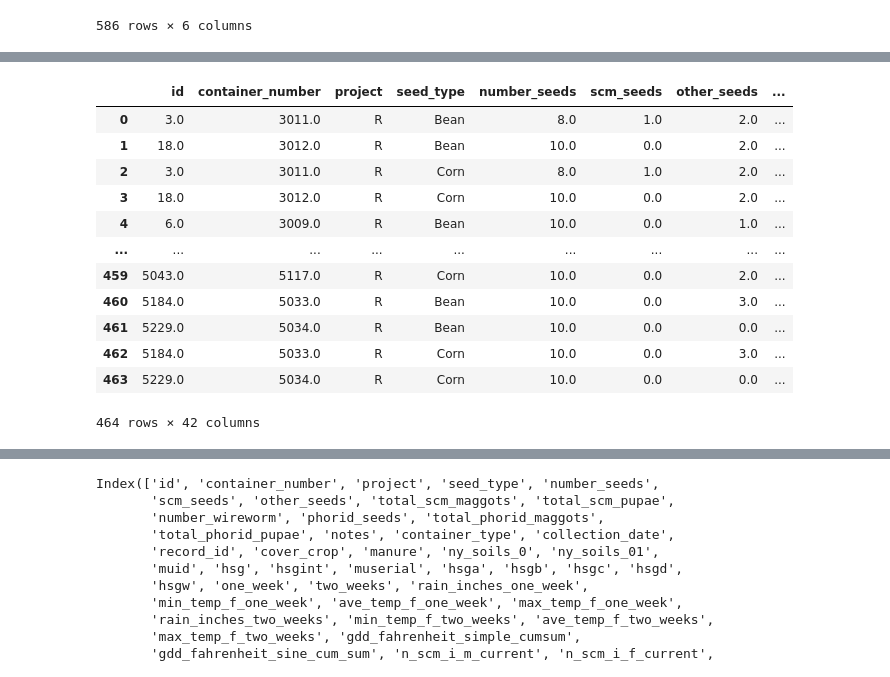
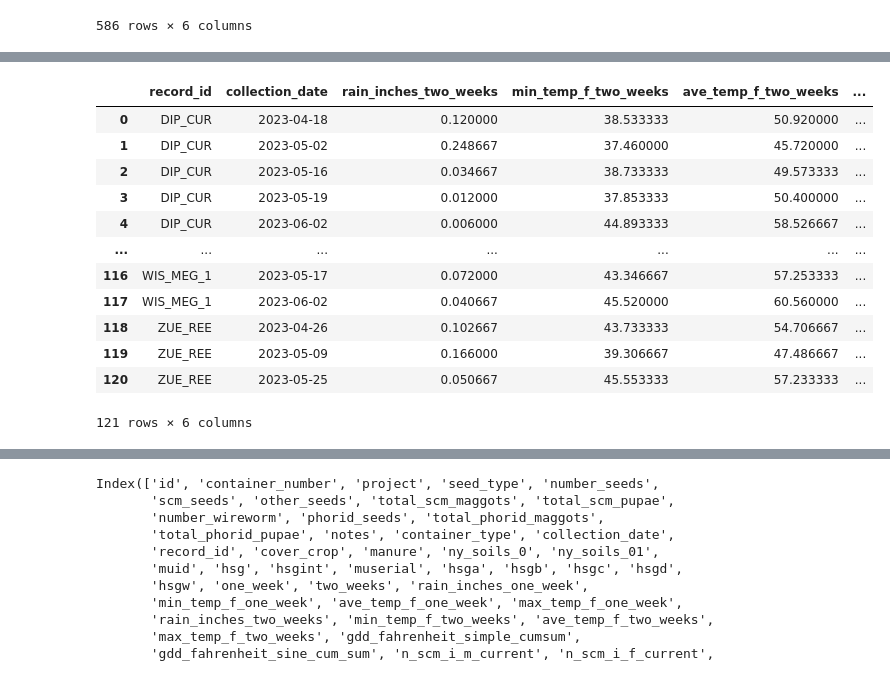
Before and after one commit to chloecho31/cornell, a Jupyter notebook: SCM/2023/2023_scm_data_cleaning.ipynb, the cells around one changed output, grey strips where cells are left out. Saved outputs shown, nothing was run; the diff lists cells and outputs as text; code cells hidden in the pictures.

```diff
--- a/SCM/2023/2023_scm_analysis.ipynb
+++ b/SCM/2023/2023_scm_data_cleaning.ipynb
@@ -390,6 +391,8 @@ wire_mesh["total_phorid_pupae"] = (
     wire_mesh["total_phorid_pupae"].replace(">10", 10).astype(float)
 )
 
+wire_mesh = wire_mesh.loc[wire_mesh['project'] == 'R']
+
 wire_mesh
 # %% [output]
 |  | id | container_number | project | seed_type | number_seeds | scm_seeds | other_seeds | ... |
@@ -431,9 +434,9 @@ wire_mesh_intake
 # %%
 wire_mesh = wire_mesh.merge(
     wire_mesh_intake[
-        ["container_number", "container_type", "collection_date", "record_id"]
+        ["container_number", "container_type", "collection_date", "record_id", 'project']
     ],
-    on="container_number",
+    on=["container_number", 'project'],
     how="left",
 )
 wire_mesh
@@ -636,6 +621,6 @@ df = climate.merge(
 df = df.dropna()
 df = df.loc[(df['date'] >= df['one_week']) & (df['date'] <= df['collection_date'])].groupby(['record_id', 'collection_date'], as_index = False).mean(['rain_inches', 'min_temp_f', 'ave_temp_f', 'max_temp_f'])
 df = df.rename(columns={"rain_inches": "rain_inches_one_week", "min_temp_f": "min_temp_f_one_week", "ave_temp_f": "ave_temp_f_one_week", "max_temp_f": "max_temp_f_one_week"})
-wire_mesh = wire_mesh.merge(df, left_on=['record_id', 'collection_date'], right_on=['record_id', 'collection_date'])
-wire_mesh
+df = df.drop(columns='week')
+df
 # %% [output]
@@ -654,0 +640,3 @@ wire_mesh
+# %%
+wire_mesh = wire_mesh.merge(df, left_on=['record_id', 'collection_date'], right_on=['record_id', 'collection_date'], how='left')
+wire_mesh
@@ -655,35 +657,34 @@ wire_mesh
 # %%
 df = climate.merge(
     wire_mesh, left_on=["record_id"], right_on=["record_id"], how="left"
 )[
     [
         "record_id",
         "date",
         "rain_inches",
         "min_temp_f",
         "ave_temp_f",
         "max_temp_f",
         "one_week",
         "two_weeks",
         "collection_date",
     ]
 ]
 df = df.dropna()
 df = df.loc[(df['date'] >= df['two_weeks']) & (df['date'] <= df['collection_date'])].groupby(['record_id', 'collection_date'], as_index = False).mean(['rain_inches', 'min_temp_f', 'ave_temp_f', 'max_temp_f'])
 df = df.rename(columns={"rain_inches": "rain_inches_two_weeks", "min_temp_f": "min_temp_f_two_weeks", "ave_temp_f": "ave_temp_f_two_weeks", "max_temp_f": "max_temp_f_two_weeks"})
-wire_mesh = wire_mesh.merge(df, left_on=['record_id', 'collection_date'], right_on=['record_id', 'collection_date'])
-wire_mesh
+df
 # %% [output]
-|  | id | container_number | project | seed_type | number_seeds | scm_seeds | other_seeds | ... |
-| 0 | 3.0 | 3011.0 | R | Bean | 8.0 | 1.0 | 2.0 | ... |
-| 1 | 18.0 | 3012.0 | R | Bean | 10.0 | 0.0 | 2.0 | ... |
-| 2 | 3.0 | 3011.0 | R | Corn | 8.0 | 1.0 | 2.0 | ... |
-| 3 | 18.0 | 3012.0 | R | Corn | 10.0 | 0.0 | 2.0 | ... |
-| 4 | 6.0 | 3009.0 | R | Bean | 10.0 | 0.0 | 1.0 | ... |
-| ... | ... | ... | ... | ... | ... | ... | ... | ... |
-| 459 | 5043.0 | 5117.0 | R | Corn | 10.0 | 0.0 | 2.0 | ... |
-| 460 | 5184.0 | 5033.0 | R | Bean | 10.0 | 0.0 | 3.0 | ... |
-| 461 | 5229.0 | 5034.0 | R | Bean | 10.0 | 0.0 | 0.0 | ... |
-| 462 | 5184.0 | 5033.0 | R | Corn | 10.0 | 0.0 | 3.0 | ... |
-| 463 | 5229.0 | 5034.0 | R | Corn | 10.0 | 0.0 | 0.0 | ... |
+|  | record_id | collection_date | rain_inches_two_weeks | min_temp_f_two_weeks | ave_temp_f_two_weeks | ... |
+| 0 | DIP_CUR | 2023-04-18 | 0.120000 | 38.533333 | 50.920000 | ... |
+| 1 | DIP_CUR | 2023-05-02 | 0.248667 | 37.460000 | 45.720000 | ... |
+| 2 | DIP_CUR | 2023-05-16 | 0.034667 | 38.733333 | 49.573333 | ... |
+| 3 | DIP_CUR | 2023-05-19 | 0.012000 | 37.853333 | 50.400000 | ... |
+| 4 | DIP_CUR | 2023-06-02 | 0.006000 | 44.893333 | 58.526667 | ... |
+| ... | ... | ... | ... | ... | ... | ... |
+| 116 | WIS_MEG_1 | 2023-05-17 | 0.072000 | 43.346667 | 57.253333 | ... |
+| 117 | WIS_MEG_1 | 2023-06-02 | 0.040667 | 45.520000 | 60.560000 | ... |
+| 118 | ZUE_REE | 2023-04-26 | 0.102667 | 43.733333 | 54.706667 | ... |
+| 119 | ZUE_REE | 2023-05-09 | 0.166000 | 39.306667 | 47.486667 | ... |
+| 120 | ZUE_REE | 2023-05-25 | 0.050667 | 45.553333 | 57.233333 | ... |
-464 rows × 42 columns
+121 rows × 6 columns
```
Also changed, not shown: parts of 25 cells of this notebook, 10 other files.
